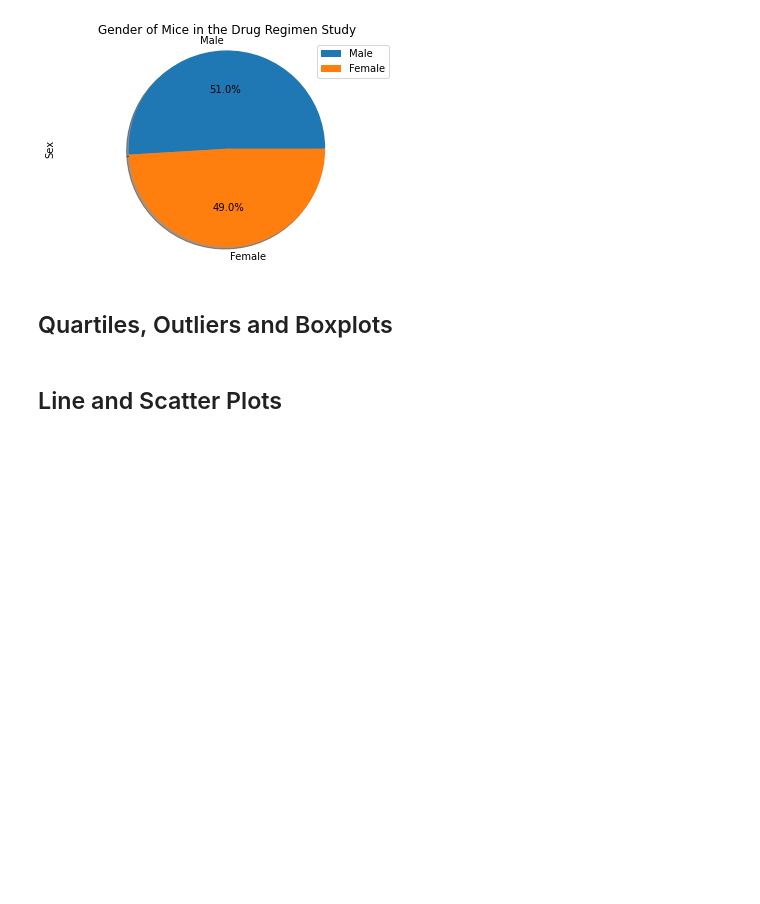
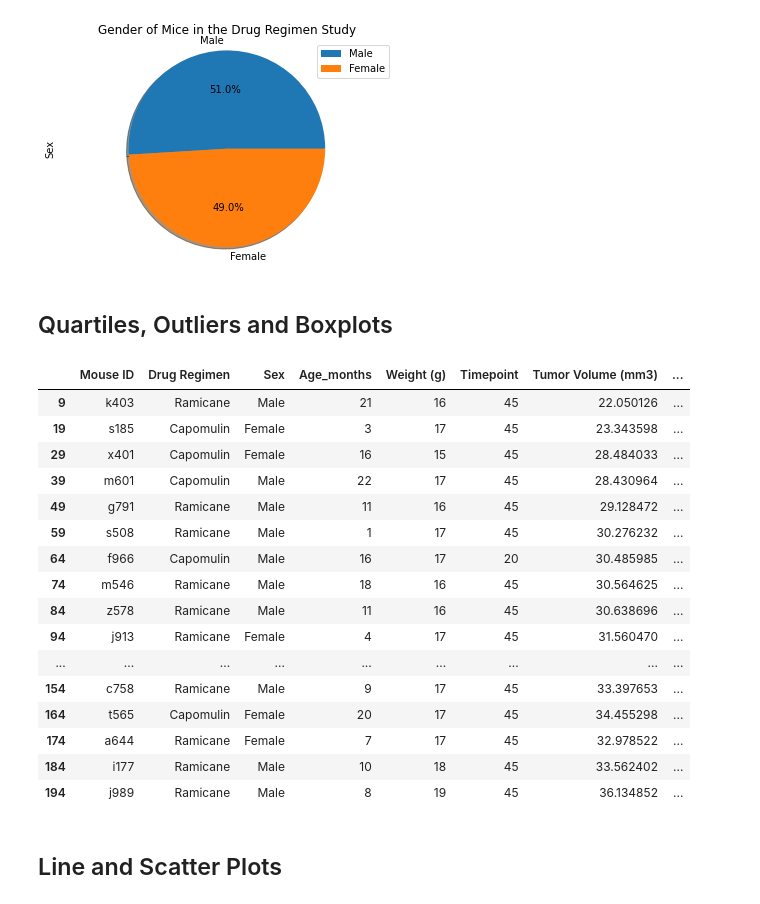
Before and after one commit to patrickfspring/A-Pharamaceuticals-Study-of-Anti-Cancer-Drugs-using-Matplotlib, a Jupyter notebook: Pymaceuticals/pymaceuticals_starter.ipynb, the cells around one changed output. Saved outputs shown, nothing was run; the diff lists cells and outputs as text; code cells hidden in the pictures; blank space fills up the shorter version.

```diff
--- a/Pymaceuticals/pymaceuticals_starter.ipynb
+++ b/Pymaceuticals/pymaceuticals_starter.ipynb
@@ -195,11 +195,39 @@ plt.show()
 # %%
 # Calculate the final tumor volume of each mouse across four of the treatment regimens:
 # Capomulin, Ramicane, Infubinol, and Ceftamin
 
 # Start by getting the last (greatest) timepoint for each mouse
-
+mouse_metadata_tvol = mouse_metadata_df[mouse_metadata_df['Timepoint'] == mouse_metadata_df.groupby('Mouse ID')['Timepoint'].transform('max')]
 
 # Merge this group df with the original dataframe to get the tumor volume at the last timepoint
+mouse_metadata_tvol_df = pd.DataFrame(mouse_metadata_tvol)
+mouse_metadata_tvol_df["TVol"] = "Y"
+
+indexNames = mouse_metadata_tvol_df[(mouse_metadata_tvol_df['Drug Regimen'] != 'Capomulin') &
+                                    (mouse_metadata_tvol_df['Drug Regimen'] != 'Ramicane') &
+                                    (mouse_metadata_tvol_df['Drug Regimen'] != 'Infubinol') &
+                                    (mouse_metadata_tvol_df['Drug Regimen'] != 'Ceftamin' )].index
+#mouse_metadata_tvol_df.head(20)
+#mouse_metadata_tvol_df = mouse_metadata_tvol_df.drop(indexNames , inplace=True)
+mouse_metadata_tvol_df.head(20)
+# %% [output]
+|  | Mouse ID | Drug Regimen | Sex | Age_months | Weight (g) | Timepoint | Tumor Volume (mm3) | ... |
+| 9 | k403 | Ramicane | Male | 21 | 16 | 45 | 22.050126 | ... |
+| 19 | s185 | Capomulin | Female | 3 | 17 | 45 | 23.343598 | ... |
+| 29 | x401 | Capomulin | Female | 16 | 15 | 45 | 28.484033 | ... |
+| 39 | m601 | Capomulin | Male | 22 | 17 | 45 | 28.430964 | ... |
+| 49 | g791 | Ramicane | Male | 11 | 16 | 45 | 29.128472 | ... |
+| 59 | s508 | Ramicane | Male | 1 | 17 | 45 | 30.276232 | ... |
+| 64 | f966 | Capomulin | Male | 16 | 17 | 20 | 30.485985 | ... |
+| 74 | m546 | Ramicane | Male | 18 | 16 | 45 | 30.564625 | ... |
+| 84 | z578 | Ramicane | Male | 11 | 16 | 45 | 30.638696 | ... |
+| 94 | j913 | Ramicane | Female | 4 | 17 | 45 | 31.560470 | ... |
+| ... | ... | ... | ... | ... | ... | ... | ... | ... |
+| 154 | c758 | Ramicane | Male | 9 | 17 | 45 | 33.397653 | ... |
+| 164 | t565 | Capomulin | Female | 20 | 17 | 45 | 34.455298 | ... |
+| 174 | a644 | Ramicane | Female | 7 | 17 | 45 | 32.978522 | ... |
+| 184 | i177 | Ramicane | Male | 10 | 18 | 45 | 33.562402 | ... |
+| 194 | j989 | Ramicane | Male | 8 | 19 | 45 | 36.134852 | ... |
 # %%
 # Put treatments into a list for for loop (and later for plot labels)
 
```
